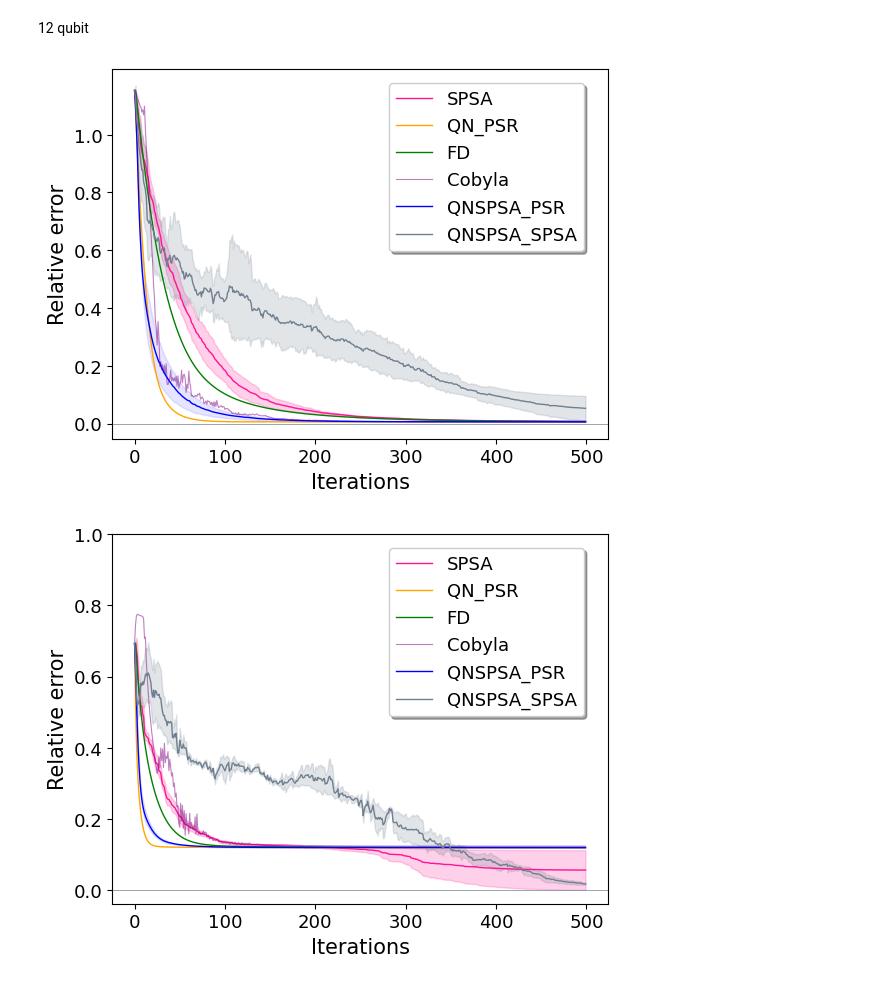
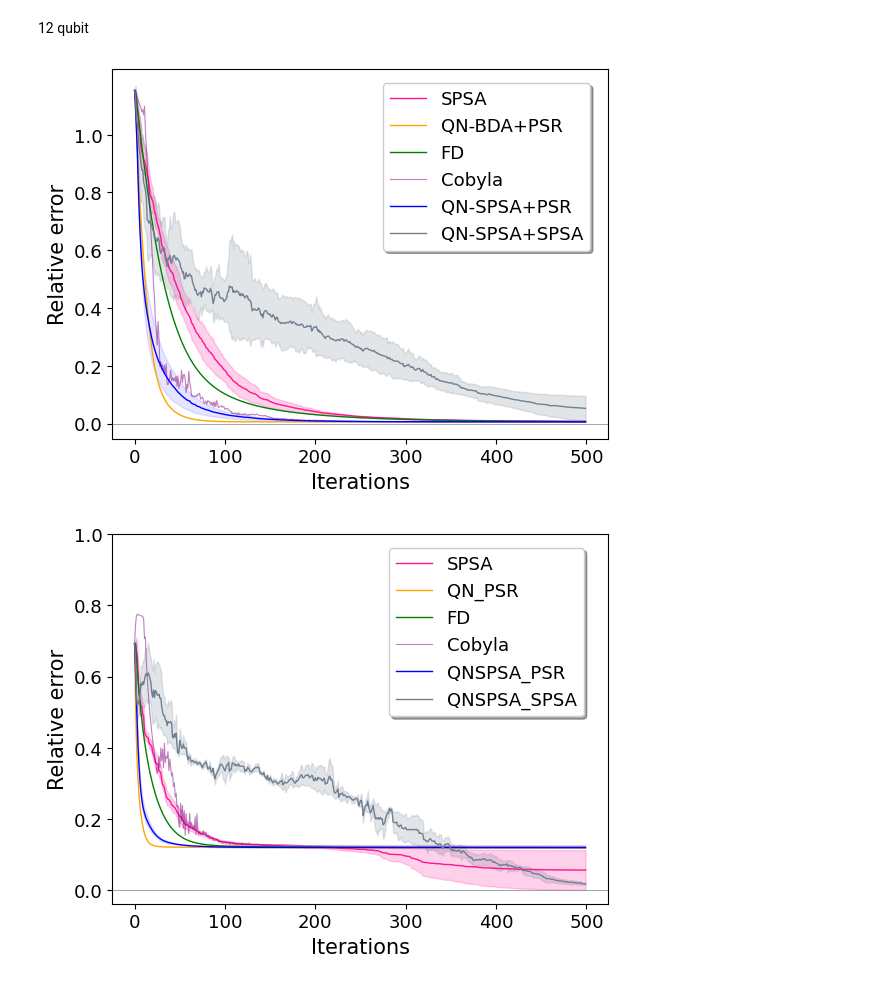
Before and after one commit to nguyenvulinh666/Variational-Quantum-EigeinSolver, a Jupyter notebook: Plot_data.ipynb, the cells around one changed output. Saved outputs shown, nothing was run; the diff lists cells and outputs as text; code cells hidden in the pictures.

```diff
--- a/Plot_data.ipynb
+++ b/Plot_data.ipynb
@@ -91,7 +282,7 @@ plt.fill_between(x, mean_SPSA_ReAm_12_500_J1h2+std_SPSA_ReAm_12_500_J1h2, mean_S
 # plt.fill_between(x, mean_QN_SPSA_ReAm_12_500_J1h2+std_QN_SPSA_ReAm_12_500_J1h2, mean_QN_SPSA_ReAm_12_500_J1h2-std_QN_SPSA_ReAm_12_500_J1h2, color='teal', alpha=.2)
 
 
-plt.plot(abs((QNG_ReAm_12_500_J1h2[0:interation]-gs_energy_12_J1_h2)/gs_energy_12_J1_h2), color='orange', lw=1, label='QN_PSR')
+plt.plot(abs((QNG_ReAm_12_500_J1h2[0:interation]-gs_energy_12_J1_h2)/gs_energy_12_J1_h2), color='orange', lw=1, label='QN-BDA+PSR')
 plt.plot(abs((FiniteDifference_ReAm_12_500_J1h2[0:interation]-gs_energy_12_J1_h2)/gs_energy_12_J1_h2), color='green', lw=1, label='FD')
 plt.plot(abs((CoByla_ReAm_12_500_J1h2[0:interation]-gs_energy_12_J1_h2)/gs_energy_12_J1_h2), color='purple', lw=0.8, alpha=0.5, label='Cobyla')
 
@@ -100,7 +291,7 @@ mean_QNSPSA_PRS_ReAm_12_500_J1h2 = abs(np.mean([QNSPSA_PRS_ReAm_12_500_J1h2[i][0
 std_QNSPSA_PRS_ReAm_12_500_J1h2 = abs((np.std([QNSPSA_PRS_ReAm_12_500_J1h2[i][0:interation] for i in range(len(QNSPSA_PRS_ReAm_12_500_J1h2))], axis=0))/gs_energy_12_J1_h2)
 
 
-plt.plot(mean_QNSPSA_PRS_ReAm_12_500_J1h2, color='blue', lw=1, label='QNSPSA_PSR')
+plt.plot(mean_QNSPSA_PRS_ReAm_12_500_J1h2, color='blue', lw=1, label='QN-SPSA+PSR')
 plt.fill_between(x, mean_QNSPSA_PRS_ReAm_12_500_J1h2+std_QNSPSA_PRS_ReAm_12_500_J1h2, mean_QNSPSA_PRS_ReAm_12_500_J1h2-std_QNSPSA_PRS_ReAm_12_500_J1h2, color='blue', alpha=.1)
 
 
@@ -108,41 +299,41 @@ mean_QNSPSA_SPSA_ReAm_12_500_J1h2 = abs(np.mean([QNSPSA_SPSA_ReAm_12_500_J1h2[i]
 std_QNSPSA_SPSA_ReAm_12_500_J1h2 = abs((np.std([QNSPSA_SPSA_ReAm_12_500_J1h2[i][0:interation] for i in range(len(QNSPSA_SPSA_ReAm_12_500_J1h2))], axis=0))/gs_energy_12_J1_h2)
 
 
-plt.plot(mean_QNSPSA_SPSA_ReAm_12_500_J1h2, color='slategrey', lw=1, label='QNSPSA_SPSA')
+plt.plot(mean_QNSPSA_SPSA_ReAm_12_500_J1h2, color='slategrey', lw=1, label='QN-SPSA+SPSA')
 plt.fill_between(x, mean_QNSPSA_SPSA_ReAm_12_500_J1h2+std_QNSPSA_SPSA_ReAm_12_500_J1h2, mean_QNSPSA_SPSA_ReAm_12_500_J1h2-std_QNSPSA_SPSA_ReAm_12_500_J1h2, color='slategrey', alpha=.2)
 
 
 # plt.plot((-He_diag_ReAm_12_500_J1h2+gs_energy_12_J1_h2)/gs_energy_12_J1_h2, color="black", lw=1, label="Hessian_diag")
 
 
 plt.ylabel('Relative error', fontsize = fontsize+2)
 plt.xlabel('Iterations', fontsize = fontsize+2)
 # # plt.axhline(y=gs_energy, color="tab:red", ls="--", lw=1, label="Target: " + str(gs_energy))
 # # Exact ground state energy value
 # # plt.axhline(y=0.001, color="silver", ls="--", lw=1, label="Target: " + str(f'{0.001}'))
 # # plt.title('Quantum Natural Gradient Descent with various of learning rate')
 
 
 matplotlib.rc('xtick', labelsize= fontsize)
 matplotlib.rc('ytick', labelsize= fontsize)
 
 # plt.xlim((-50,550))
 
 plt.locator_params(axis="x", nbins=6)
 # plt.ylim(0.0,1.2)
 # plt.locator_params(axis="y", nbins=5)
 plt.yticks(np.arange(0, 1.2, step=0.2))
 
 plt.axhline(y=0.0, color='slategrey', linewidth=.5, linestyle='-')
 
 # plt.
 # plt.grid()
 # plt.ylim((0,0.05))
 fig.legend(loc='upper center' ,bbox_to_anchor=(0.71, 0.87),  ncol=1, fancybox=True, shadow=True, fontsize=fontsize)
-file_type = 'pdf'
-fig.savefig(f'./figure/Figure1-12-ReAm-Optimizer-Compared.{file_type}', format=file_type, dpi=600, bbox_inches='tight')
+file_type = 'svg'
+fig.savefig(f'./figure/Figure1-12-ReAm-Optimizer-Compared-{entanglement}.{file_type}', format=file_type, dpi=600, bbox_inches='tight')
 # %% [output]
-[figure, old version]
+[figure, new version]
 # %%
 entanglement = 'circular'
 ansatz_name= "RealAmplitudes"
```
Also changed, not shown: parts of 15 cells of this notebook, 22 other files.
